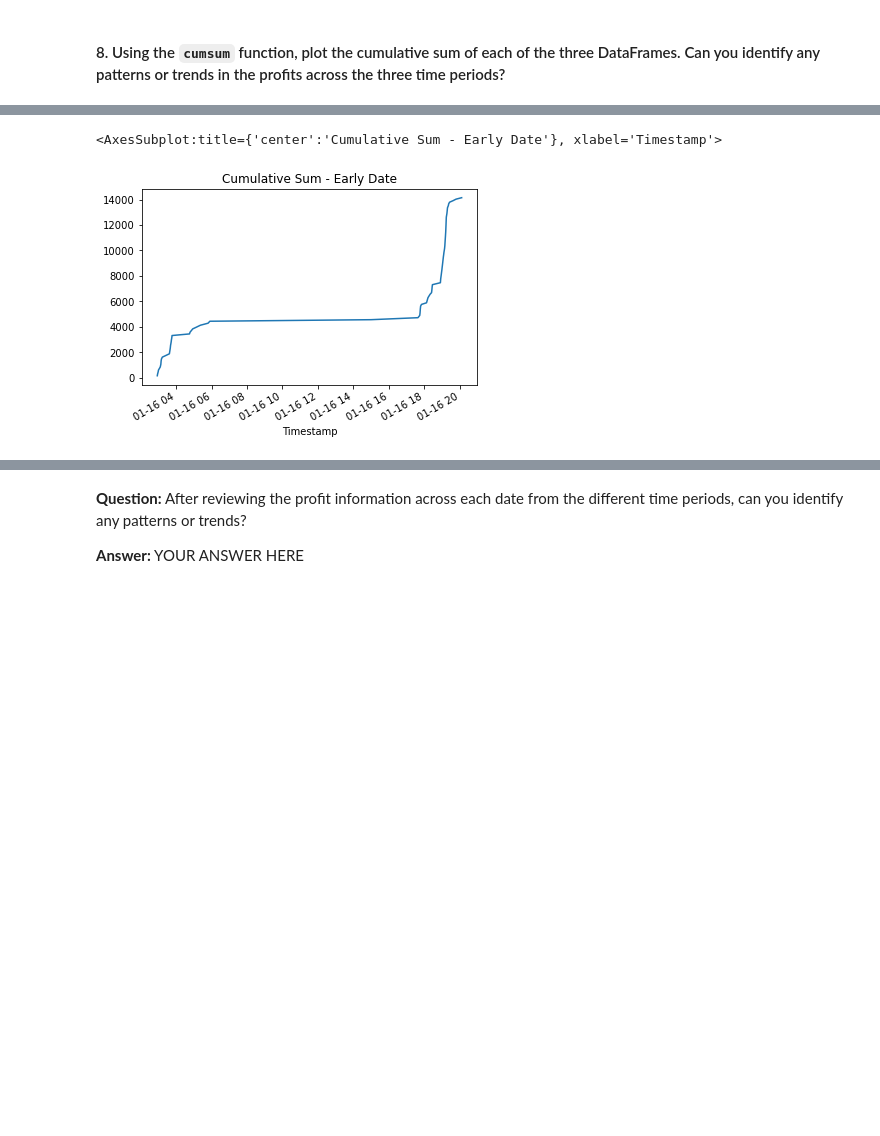
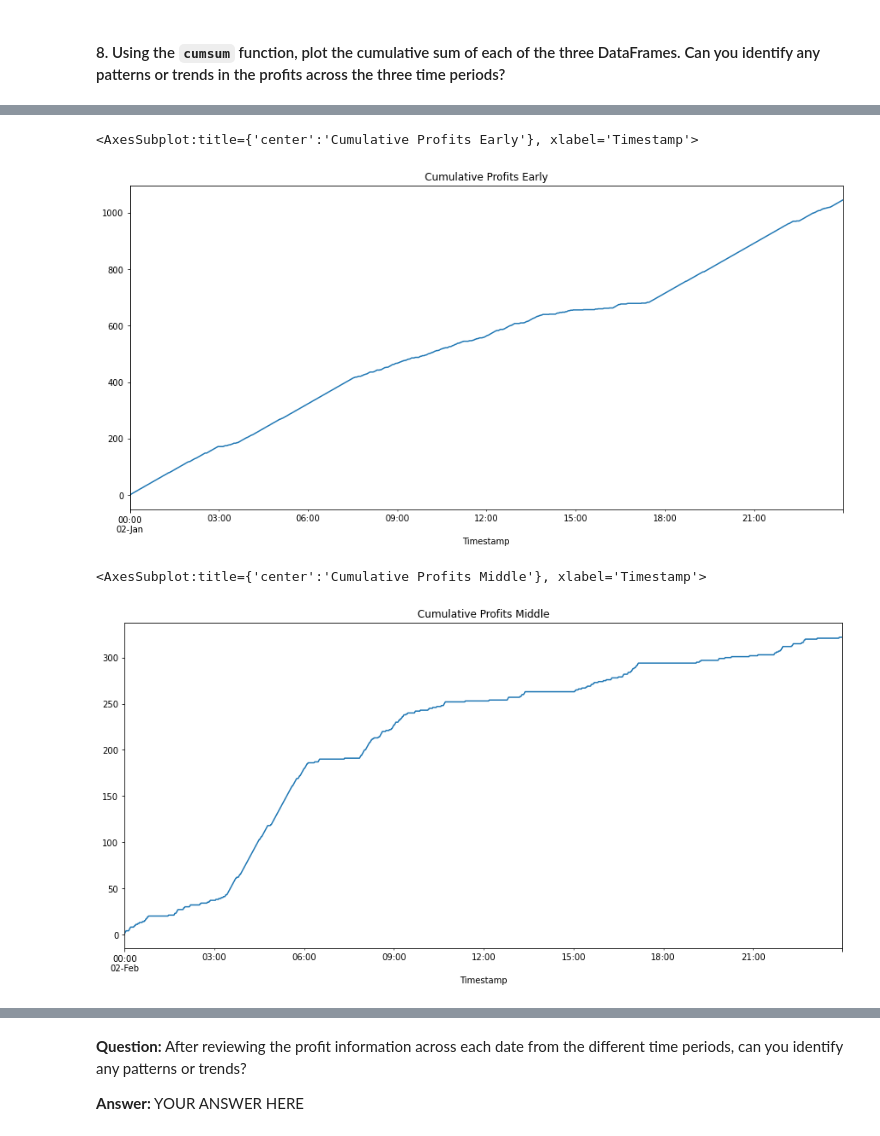
Before and after one commit to JeffSmith-ok/Crypto_Arbitrage_Analysis_Jupyter_Labs, a Jupyter notebook: crypto_arbitrage.ipynb, the cells around one changed output, grey strips where cells are left out. Drawn from its saved outputs; the diff is of its cells as text; code cells hidden in the pictures; blank space fills up the shorter version.

```diff
--- a/crypto_arbitrage.ipynb
+++ b/crypto_arbitrage.ipynb
@@ -562,4 +691,12 @@ Name: Close, dtype: float64
 #### 8. Using the `cumsum` function, plot the cumulative sum of each of the three DataFrames. Can you identify any patterns or trends in the profits across the three time periods?
 # %%
 # Use the cumsum function to calculate the cumulative profits over time for the early profit per trade DataFrame
-cumulative_profit_early = # YOUR CODE HERE
+cumulative_profit_early = profit_per_trade_early.cumsum()
+display(cumulative_profit_early.tail())
+cumulative_profit_middle = profit_per_trade_middle.cumsum()
+display(cumulative_profit_middle.tail())
+cumulative_profit_late = profit_per_trade_late.cumsum()
+display(cumulative_profit_late.tail())
+#cumulative_profit_middle
+#cumulative_profit_late = profit_per_trade_late.cumsum()
+#cumulative_profit_late
@@ -566,6 +725,12 @@ cumulative_profit_early = # YOUR CODE HERE
 # %%
 # Plot the cumulative sum of profits for the early profit per trade DataFrame
 # YOUR CODE HERE
+cumulative_profit_early.plot(figsize=(15,7), title="Cumulative Profits Early")
 # %% [output]
-<AxesSubplot:title={'center':'Cumulative Sum - Early Date'}, xlabel='Timestamp'>
+<AxesSubplot:title={'center':'Cumulative Profits Early'}, xlabel='Timestamp'>
-[figure, old version]
+[figure, new version]
+# %%
+cumulative_profit_middle.plot(figsize=(15,7), title="Cumulative Profits Middle")
+# %% [output]
+<AxesSubplot:title={'center':'Cumulative Profits Middle'}, xlabel='Timestamp'>
+[figure, added]
```
Also changed, not shown: parts of 11 cells of this notebook.
